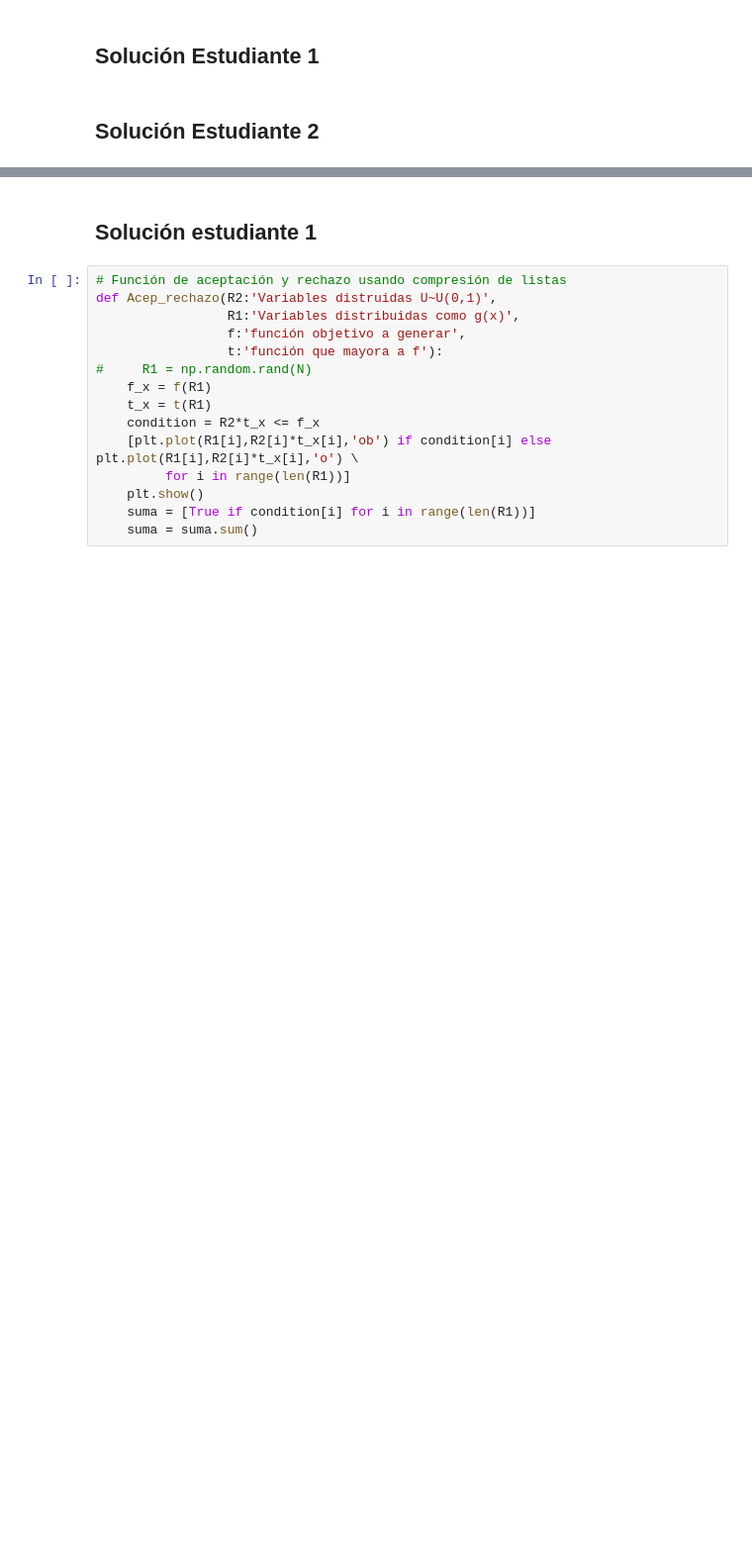
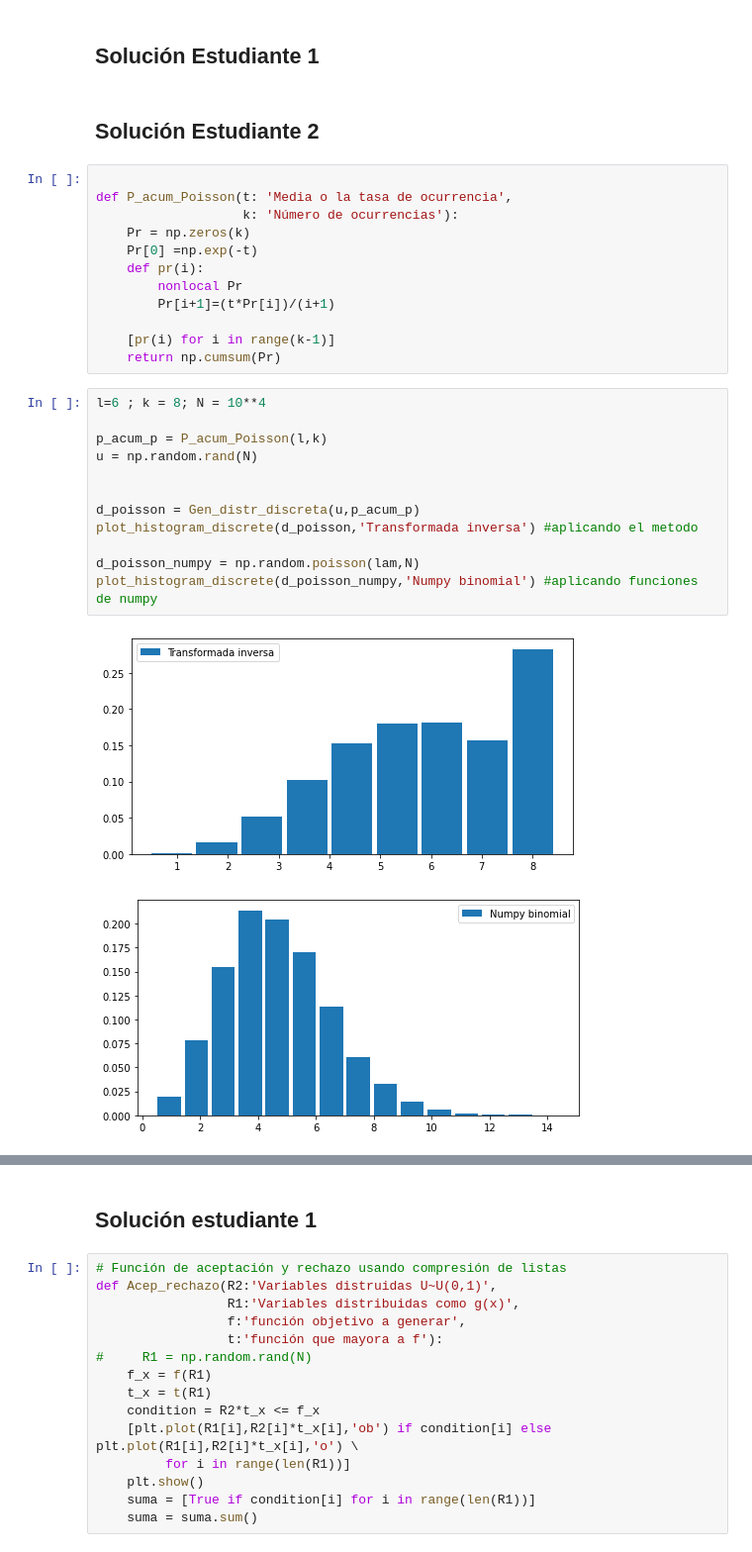
Before and after one commit to duarteandres/Tarea_4_SPF_AndresDuarte, a Jupyter notebook: Tarea 4 SPF Andres Duarte_Eduardo Loza.ipynb, the cells around one changed output, grey strips where cells are left out. Shown at 99% size. Cells and saved outputs as stored; diff of their text form; blank space fills up the shorter version.

```diff
--- a/Tarea 4 SPF Andres Duarte_Eduardo Loza.ipynb
+++ b/Tarea 4 SPF Andres Duarte_Eduardo Loza.ipynb
@@ -178,3 +256,30 @@ $
 ## Solución Estudiante 1
 # %% [markdown]
 ## Solución Estudiante 2
+# %%
+
+def P_acum_Poisson(t: 'Media o la tasa de ocurrencia',
+                   k: 'Número de ocurrencias'):
+    Pr = np.zeros(k)
+    Pr[0] =np.exp(-t)
+    def pr(i):
+        nonlocal Pr
+        Pr[i+1]=(t*Pr[i])/(i+1)
+
+    [pr(i) for i in range(k-1)]
+    return np.cumsum(Pr)
+# %%
+l=6 ; k = 8; N = 10**4
+
+p_acum_p = P_acum_Poisson(l,k)
+u = np.random.rand(N)
+
+
+d_poisson = Gen_distr_discreta(u,p_acum_p)
+plot_histogram_discrete(d_poisson,'Transformada inversa') #aplicando el metodo
+
+d_poisson_numpy = np.random.poisson(lam,N)
+plot_histogram_discrete(d_poisson_numpy,'Numpy binomial') #aplicando funciones de numpy
+# %% [output]
+[figure, added]
+[figure, added]
```
Also changed, not shown: parts of 11 cells of this notebook.
